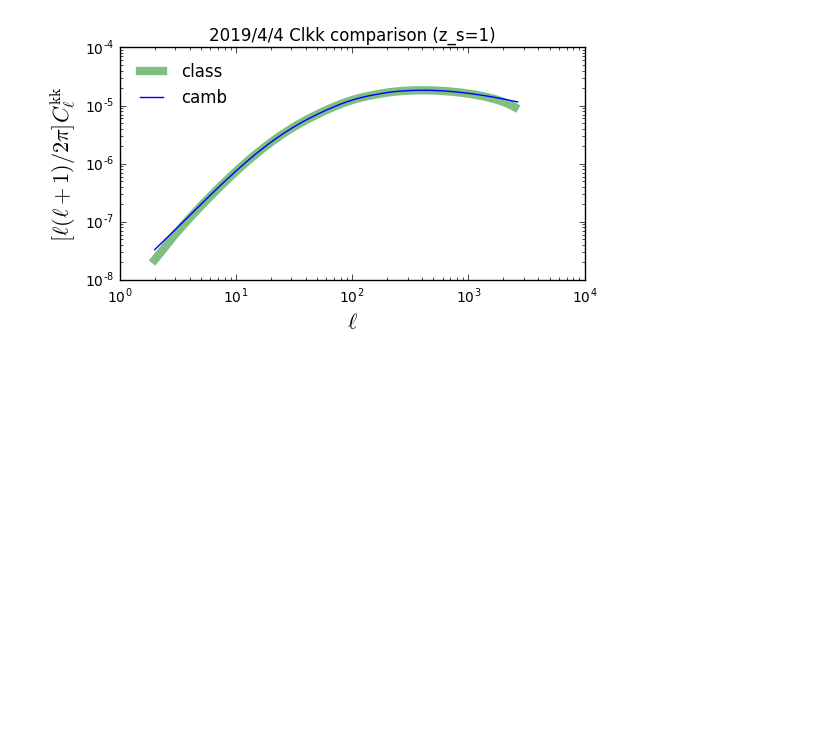
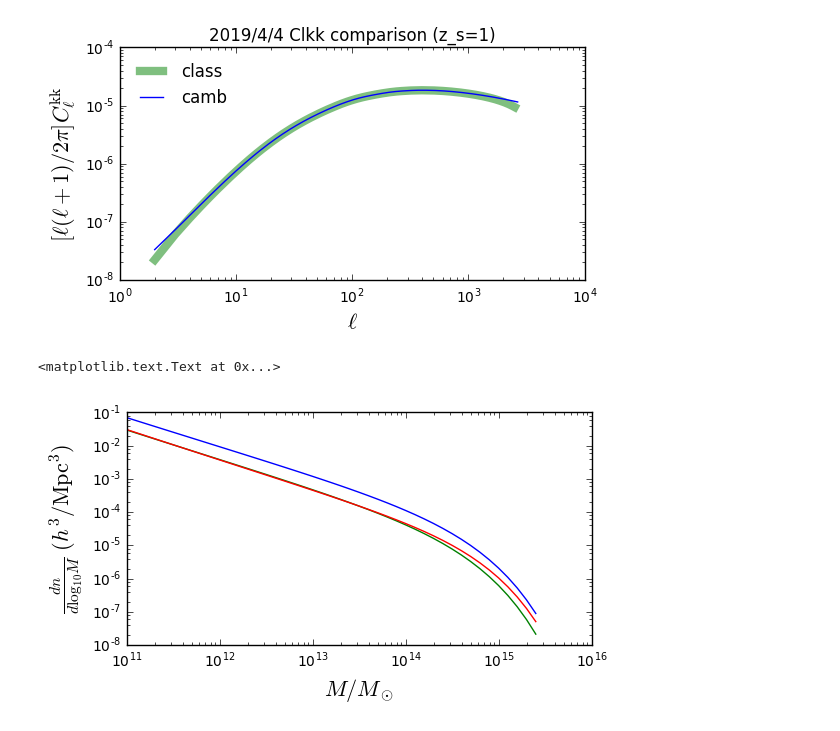
Before and after one commit to liuxx479/emudesgin, a Jupyter notebook: observables.ipynb, the cells around one changed output. Saved outputs shown, nothing was run; the diff lists cells and outputs as text; code cells hidden in the pictures; blank space fills up the shorter version.

Commit message:
HMF comparison

```diff
--- a/observables.ipynb
+++ b/observables.ipynb
@@ -23,7 +23,7 @@ w=-1.0
 #z_reio = 10.0 #11.357
 ombh2 = OmegaB*h**2
 omch2 = (OmegaM-OmegaB)*h**2
-
+H0=h*100
 ### accuracy parameters
 lmax=2500
 # %%
@@ -61,6 +61,8 @@ LambdaCDM.set({'output':'tCl,pCl,lCl,mPk,sCl',
                'perturb_sampling_stepsize':0.01})
 # run class
 LambdaCDM.compute()
+# %%
+si8=LambdaCDM.sigma8()
 # %%
 # get all C_l output
 #cls = LambdaCDM.lensed_cl(2500)
@@ -185,3 +187,36 @@ title('2019/4/4 Clkk comparison (z_s=1)')
 # %% [output]
 <matplotlib.text.Text at 0x...>
 [figure]
+# %%
+######################################
+############## HMF ###################
+######################################
+
+mbins = arange(11, 15.5, 0.1)
+
+## murray
+import hmf
+import astropy.units as u
+HMF = hmf.MassFunction(cosmo_params={"Ob0":OmegaB, "H0":H0, "Om0":OmegaM,
+       "m_nu":array([0,0,0])*u.eV},z=0, sigma_8=si8,
+        Mmin=11, Mmax=15.5, dlog10m=0.1, n=0.97,
+       hmf_model=hmf.fitting_functions.Tinker08)
+
+from colossus.cosmology import cosmology as cosmo
+from colossus.lss import mass_function
+cosmo.setCosmology('myCosmo',{'flat': True, 'H0': H0, 'Om0': OmegaM, 'Ob0': OmegaB, 'sigma8': si8, 'ns': n_s})
+mfunc_so = mass_function.massFunction(10**mbins, 0.0, mdef = 'vir', model = 'tinker08',q_out = 'dndlnM')
+mfunc_fof = mass_function.massFunction(10**mbins, 0.0, mdef = 'fof', model = 'watson13',q_out = 'dndlnM')
+# %%
+figure(4, figsize=(6,3))
+xscale('log');yscale('log');#xlim(2,2500)
+plot(10**mbins, HMF.dndlog10m,label='Murray')
+plot(10**mbins, mfunc_so,label='colossus(SO)')
+plot(10**mbins, mfunc_fof,label='colossus(FOF)')
+xlabel(r'$M/M_\odot$',fontsize=16)
+ylabel(r'$\frac{dn} {d\log_{10}M} \; (h^3/{\rm Mpc}^3)$',fontsize=16)
+legend(loc=0,frameon=0)
+title('2019/4/4 Clkk comparison (z_s=1)')
+# %% [output]
+<matplotlib.text.Text at 0x...>
+[figure, added]
```
